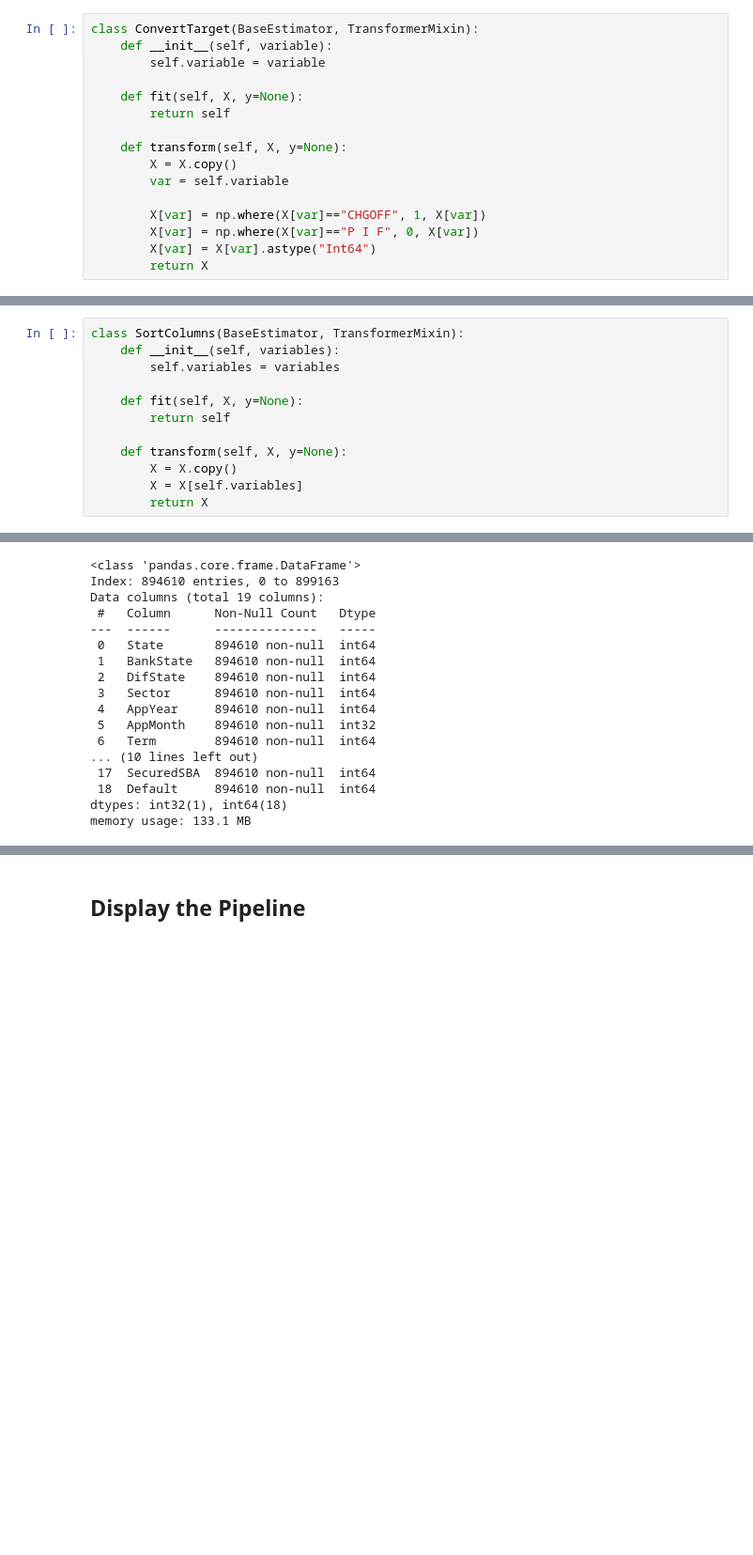
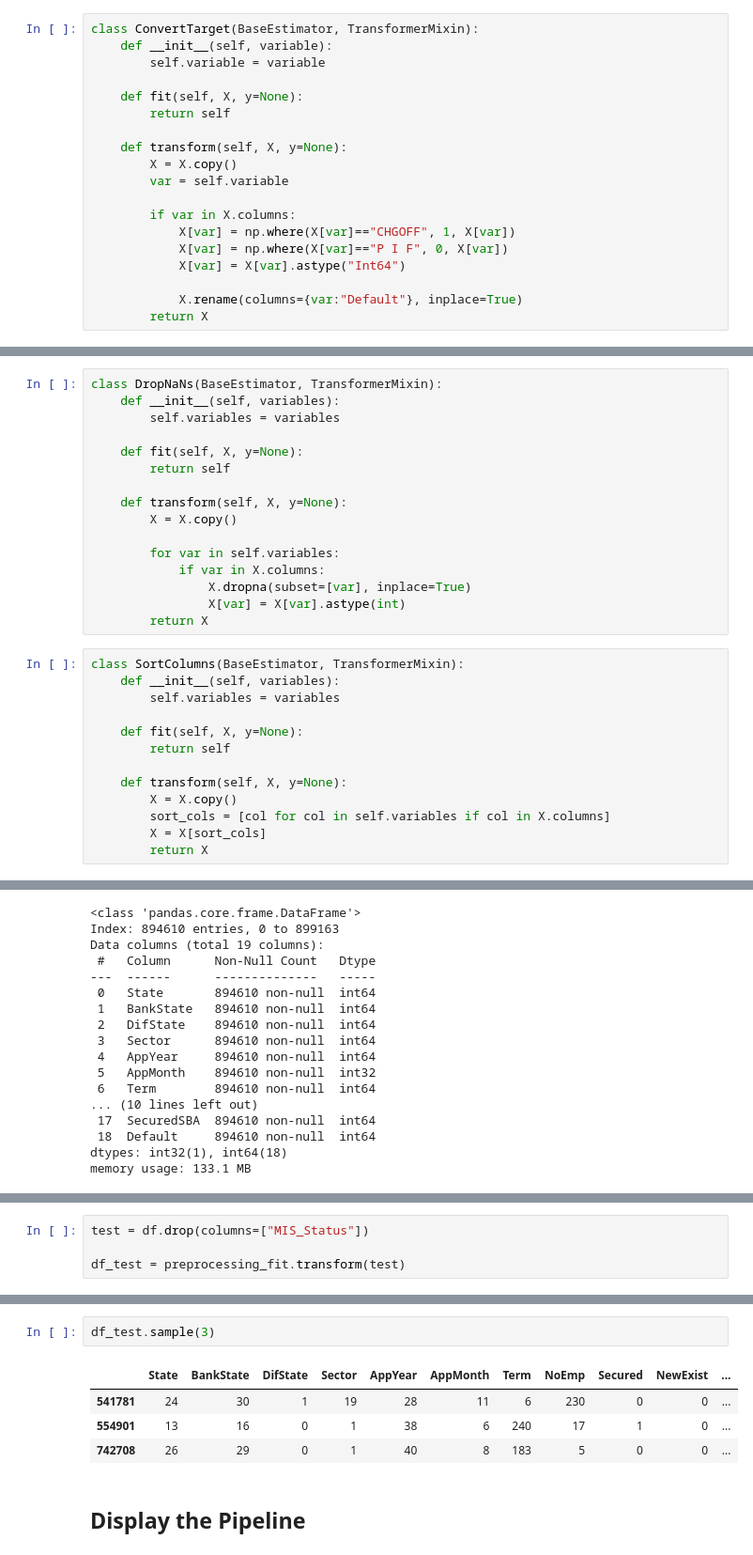
Before and after one commit to Ly-Ax/TFMasterIA, a Jupyter notebook: notebooks/data_pipeline.ipynb, the cells around one changed output, grey strips where cells are left out. Shown at 94% size. Cells and saved outputs as stored; diff of their text form; blank space fills up the shorter version.

Commit message:
update preprocessing

```diff
--- a/notebooks/data_pipeline.ipynb
+++ b/notebooks/data_pipeline.ipynb
@@ -243,9 +245,12 @@ class ConvertTarget(BaseEstimator, TransformerMixin):
         X = X.copy()
         var = self.variable
 
-        X[var] = np.where(X[var]=="CHGOFF", 1, X[var])
-        X[var] = np.where(X[var]=="P I F", 0, X[var])
-        X[var] = X[var].astype("Int64")
+        if var in X.columns:
+            X[var] = np.where(X[var]=="CHGOFF", 1, X[var])
+            X[var] = np.where(X[var]=="P I F", 0, X[var])
+            X[var] = X[var].astype("Int64")
+
+            X.rename(columns={var:"Default"}, inplace=True)
         return X
 # %%
 class CreateFeatures(BaseEstimator, TransformerMixin):
@@ -462,6 +452,22 @@ class OrdinalTransformer(BaseEstimator, TransformerMixin):
         X[var] = self.encoder.transform(X[[var]])
         X[var] = X[var].astype(int)
         return X
+# %%
+class DropNaNs(BaseEstimator, TransformerMixin):
+    def __init__(self, variables):
+        self.variables = variables
+
+    def fit(self, X, y=None):
+        return self
+
+    def transform(self, X, y=None):
+        X = X.copy()
+
+        for var in self.variables:
+            if var in X.columns:
+                X.dropna(subset=[var], inplace=True)
+                X[var] = X[var].astype(int)
+        return X
 # %%
 class SortColumns(BaseEstimator, TransformerMixin):
     def __init__(self, variables):
@@ -472,7 +478,8 @@ class SortColumns(BaseEstimator, TransformerMixin):
 
     def transform(self, X, y=None):
         X = X.copy()
-        X = X[self.variables]
+        sort_cols = [col for col in self.variables if col in X.columns]
+        X = X[sort_cols]
         return X
 # %%
 encode_features = Pipeline([
@@ -533,0 +542,4 @@ df_.sample(3)
+# %%
+test = df.drop(columns=["MIS_Status"])
+
+df_test = preprocessing_fit.transform(test)
@@ -534,3 +566,10 @@ df_.sample(3)
+# %%
+df_test.sample(3)
+# %% [output]
+|  | State | BankState | DifState | Sector | AppYear | AppMonth | Term | NoEmp | Secured | NewExist | ... |
+| 541781 | 24 | 30 | 1 | 19 | 28 | 11 | 6 | 230 | 0 | 0 | ... |
+| 554901 | 13 | 16 | 0 | 1 | 38 | 6 | 240 | 17 | 1 | 0 | ... |
+| 742708 | 26 | 29 | 0 | 1 | 40 | 8 | 183 | 5 | 0 | 0 | ... |
 # %% [markdown]
 ## Display the Pipeline
 # %%
```
Also changed, not shown: parts of 9 cells of this notebook, 12 other files.
